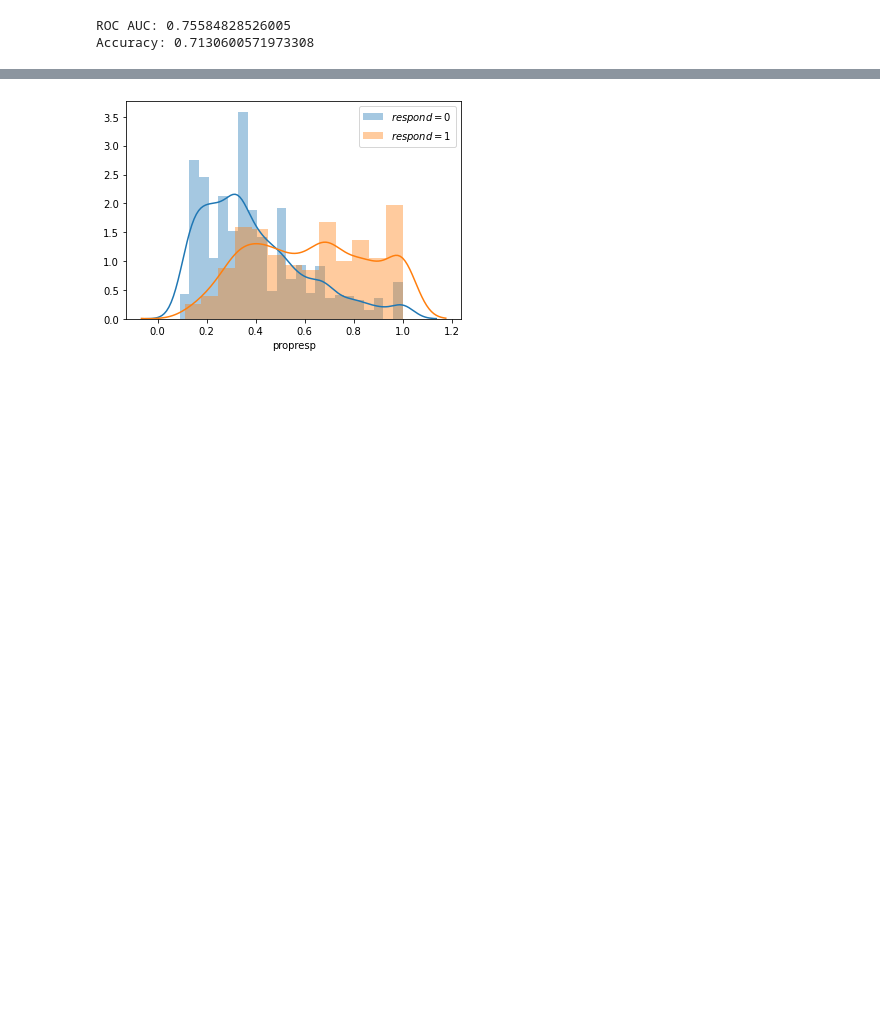
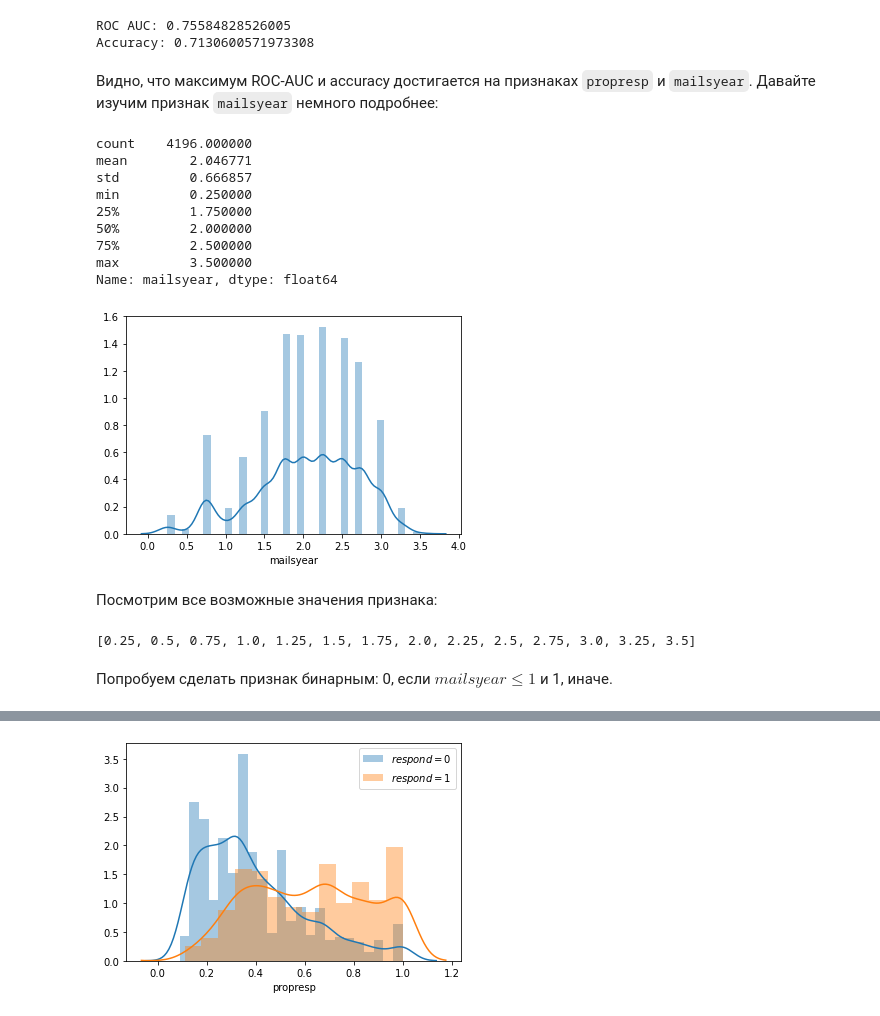
Before and after one commit to CrafterKolyan/applied-statistical-data-analysis, a Jupyter notebook: project/project_Nikolay_Korolev.ipynb, the cells around one changed output, grey strips where cells are left out. Cells and saved outputs as stored; diff of their text form; code cells hidden in the pictures; blank space fills up the shorter version.

```diff
--- a/project/project_Nikolay_Korolev.ipynb
+++ b/project/project_Nikolay_Korolev.ipynb
@@ -308,3 +308,28 @@ print(f"Accuracy: {accuracy_score(y_test, y_pred >= 0.5)}")
 # %% [output]
 ROC AUC: 0.75584828526005
 Accuracy: 0.7130600571973308
+# %% [markdown]
+Видно, что максимум ROC-AUC и accuracy достигается на признаках `propresp` и `mailsyear`. Давайте изучим признак `mailsyear` немного подробнее:
+# %%
+print(data['mailsyear'].describe())
+sns.distplot(data['mailsyear'])
+plt.show()
+# %% [output]
+count    4196.000000
+mean        2.046771
+std         0.666857
+min         0.250000
+25%         1.750000
+50%         2.000000
+75%         2.500000
+max         3.500000
+Name: mailsyear, dtype: float64
+[figure, added]
+# %% [markdown]
+Посмотрим все возможные значения признака:
+# %%
+sorted(data['mailsyear'].unique())
+# %% [output]
+[0.25, 0.5, 0.75, 1.0, 1.25, 1.5, 1.75, 2.0, 2.25, 2.5, 2.75, 3.0, 3.25, 3.5]
+# %% [markdown]
+Попробуем сделать признак бинарным: 0, если $mailsyear \leq 1$ и 1, иначе.
```
Also changed, not shown: parts of 15 cells of this notebook.
